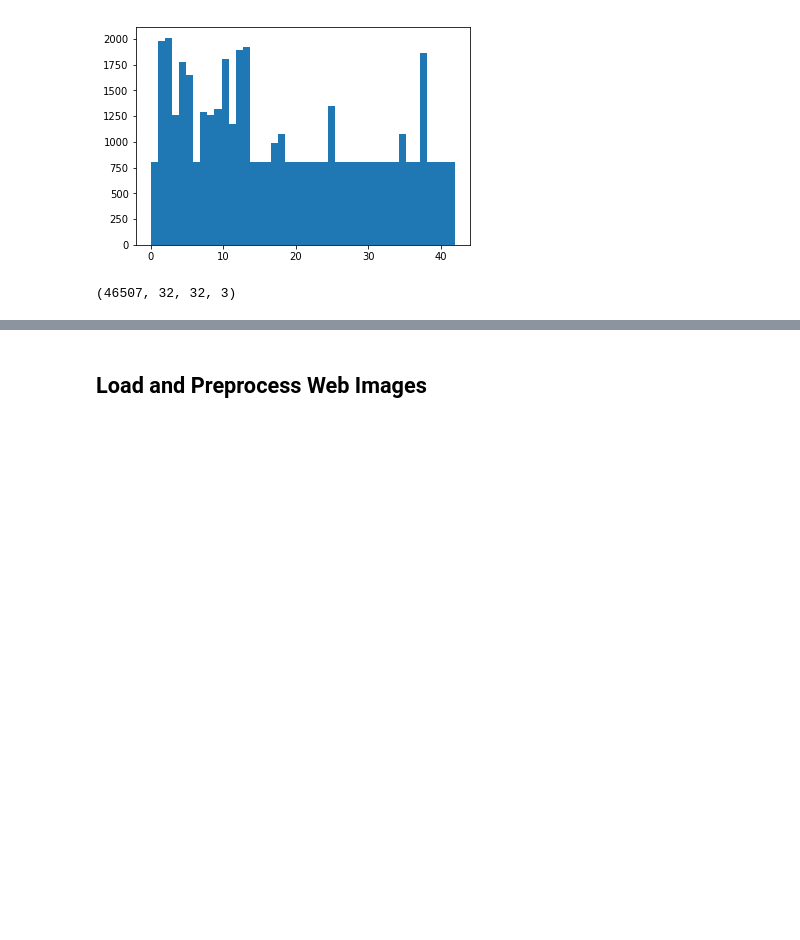
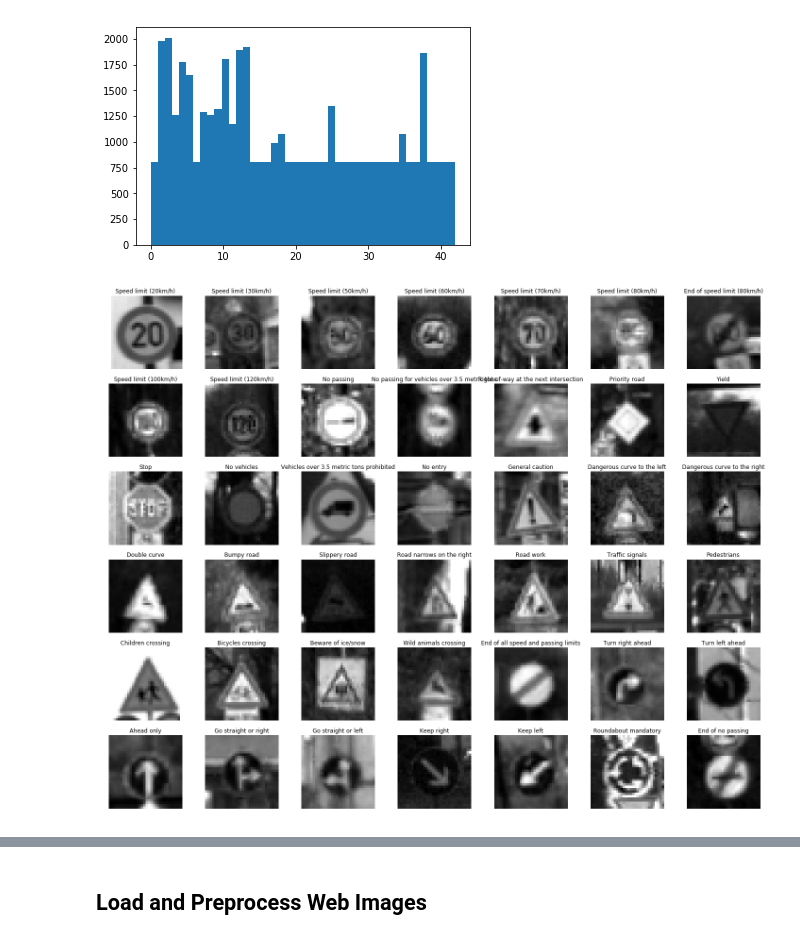
Before and after one commit to srikanthadya/Traffic-Signal-Classification, a Jupyter notebook: Traffic-Sign-Classifier-Augmented-Data.ipynb, the cells around one changed output, grey strips where cells are left out. Drawn from its saved outputs; the diff is of its cells as text; code cells hidden in the pictures; blank space fills up the shorter version.

```diff
--- a/Traffic-Sign-Classifier-Augmented-Data.ipynb
+++ b/Traffic-Sign-Classifier-Augmented-Data.ipynb
@@ -145,27 +145,51 @@ plt.show()
 [figure]
 # %%
 import cv2
-def normalize_gray(images):
+def gray(images):
   result = np.zeros((len(images), 32, 32, 1), np.float64)
 
   for i,image in enumerate(images):
     gray = cv2.cvtColor(image,cv2.COLOR_RGB2GRAY)
-    result[i] = ((gray.astype(float) -128./ 128.)).reshape(32,32,1)
+    result[i] = gray.reshape(32,32,1) #cv2.merge((gray,gray,gray))
+
   return result.astype('uint8')
 
-def normalize(images):
-  result = np.zeros((len(images), 32, 32, 3), np.float64)
 
-  for i,image in enumerate(images):
-    result[i] = ((image.astype(float) -128. /128.)).reshape(32,32,3)
-  return result.astype('uint8')
+#X_train = gray(X_train)
+#X_valid = gray(X_valid)
+#X_test = gray(X_test)
+#print(X_train_new.shape)
 
-X_train_new = normalize(X_train)
-X_valid_new = normalize(X_valid)
-X_test_new = normalize(X_test)
-print(X_train_new.shape)
+#X_train_new = (X_train - 128.)/128.
+#X_valid_new = (X_valid - 128.)/128.
+#X_test_new = (X_test - 128.)/128.
+
+X_train_new = X_train
+X_valid_new = X_valid
+X_test_new = X_test
-# %% [output]
-(46507, 32, 32, 3)
+# %%
+import pandas as pd
+import numpy as np
+
+
+names = pd.read_csv('dataset/signnames.csv')
+names.set_index(['ClassId'],inplace=True)
+import matplotlib.pyplot as plt
+fig, axs = plt.subplots(6, 7, figsize=(25, 20))
+count = 0
+#print(X_train_new[0].reshape(32,32))
+#print(np.mean(X_train_new[0].reshape(32,32,3),axis=2))
+for i in range(6):
+  for j in range(7):
+    axs[i][j].imshow(X_train_new[np.argmax(y_train == count)][:,:,0],cmap='gray')
+    #print(names.loc[5].SignName)
+    axs[i][j].set_title(names.loc[count].SignName)
+    axs[i][j].set_axis_off()
+    count+=1
+
+plt.show()
+# %% [output]
+[figure, added]
 # %%
 import tensorflow as tf
 from tensorflow.contrib.layers import flatten
```
Also changed, not shown: parts of 7 cells of this notebook, 5 other files.
